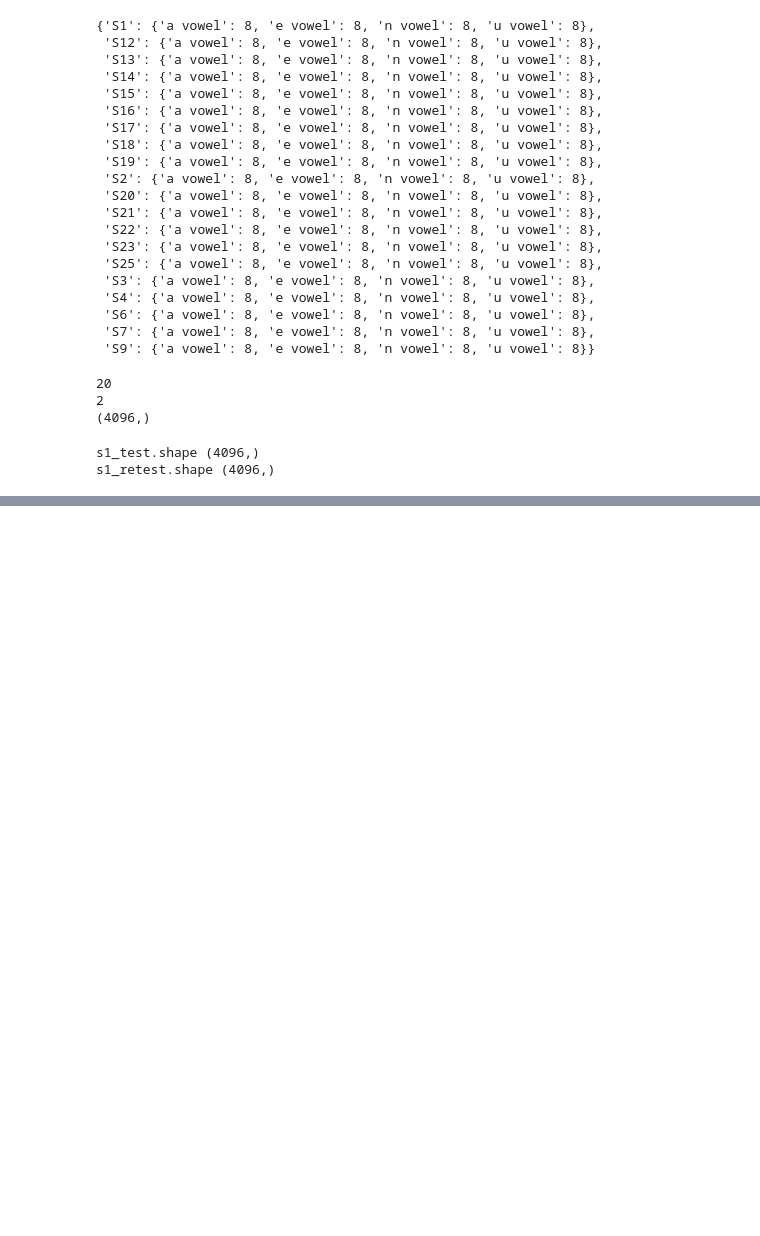
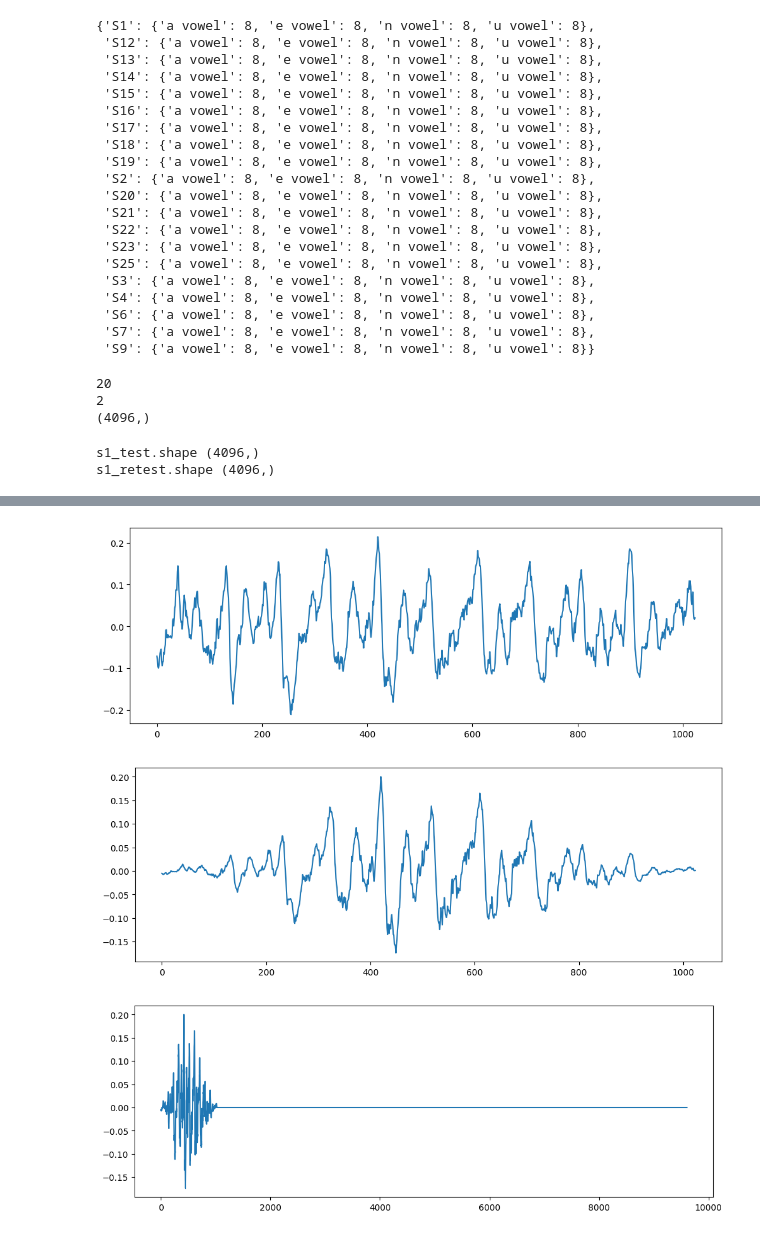
Before and after one commit to YahyaAlaaMassoud/ml-listener-classification, a Jupyter notebook: SpeechFFR.ipynb, the cells around one changed output, grey strips where cells are left out. Drawn from its saved outputs; the diff is of its cells as text; code cells hidden in the pictures; blank space fills up the shorter version.

```diff
--- a/SpeechFFR.ipynb
+++ b/SpeechFFR.ipynb
@@ -544,0 +566,42 @@ fig.savefig('spectrogram.png', bbox_inches='tight', pad_inches=0)
+# %%
+input_signal = s1_test[:1024]
+
+plt.figure(figsize=(12, 4))
+plt.plot(input_signal)
+plt.show()
+
+# Detrend (data in PKL file was already detrended)
+signal_detrended = signal.detrend(input_signal)
+
+# Remove DC offset
+signal_zero_mean = signal_detrended - np.mean(signal_detrended)
+
+# Apply Hamming window
+hamming_window = signal.windows.hamming(len(signal_zero_mean))
+signal_windowed = signal_zero_mean * hamming_window
+
+plt.figure(figsize=(12, 4))
+plt.plot(signal_windowed)
+plt.show()
+
+# # Normalize the signal to have a maximum value of 1
+# signal_normalized = signal_windowed / np.max(np.abs(signal_windowed))
+
+# Zero Padding
+original_length = len(input_signal)
+fft_length = int(9606 / 1)
+
+# Calculate the padding length
+padding_length = fft_length - original_length
+if padding_length < 0:
+    padding_length = 0  # No padding needed if fft_length is shorter than the signal
+
+signal_padded = np.pad(signal_windowed, (0, padding_length), 'constant')
+
+plt.figure(figsize=(12, 4))
+plt.plot(signal_padded)
+plt.show()
+# %% [output]
+[figure, added]
+[figure, added]
+[figure, added]
```
Also changed, not shown: parts of 6 cells of this notebook, 3 other files.
